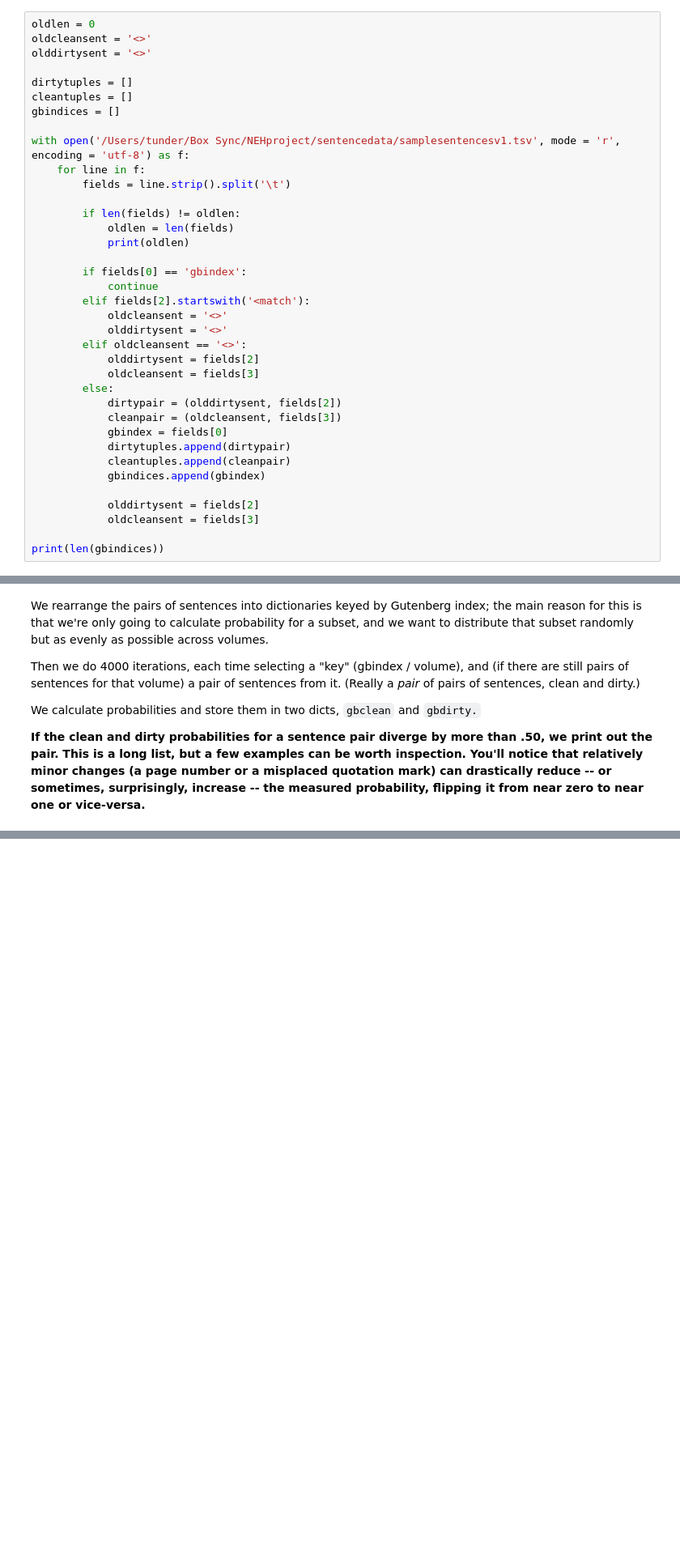
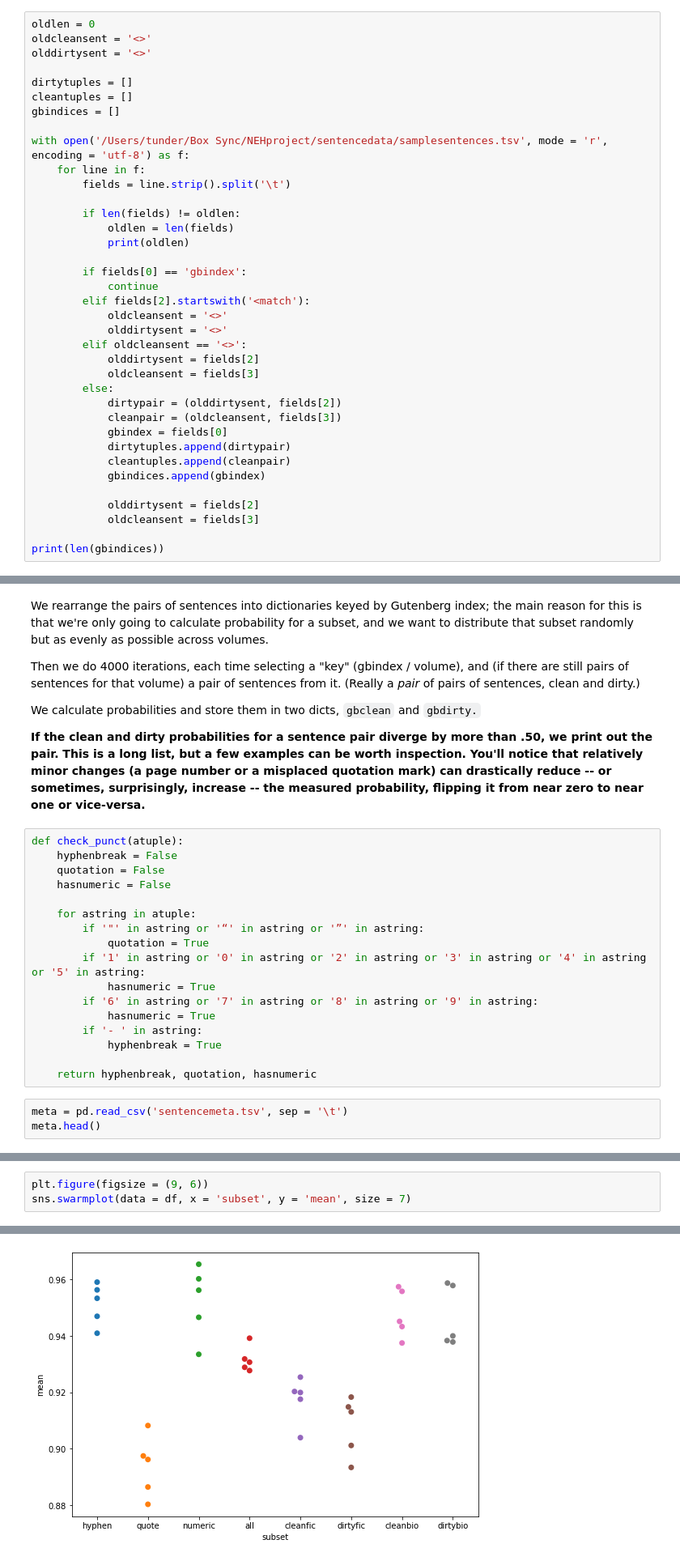
Before and after one commit to tedunderwood/nehuncertainty, a Jupyter notebook: sentenceproject/simple_BERT_test.ipynb, the cells around one changed output, grey strips where cells are left out. Shown: that part at 81% size. Drawn from its saved outputs; the diff is of its cells as text; blank space fills up the shorter version.

Commit message:
initial results on sentence prediction

````diff
--- a/sentenceproject/simple_BERT_test.ipynb
+++ b/sentenceproject/simple_BERT_test.ipynb
@@ -145,7 +146,7 @@ dirtytuples = []
 cleantuples = []
 gbindices = []
 
-with open('/Users/tunder/Box Sync/NEHproject/sentencedata/samplesentencesv1.tsv', mode = 'r', encoding = 'utf-8') as f:
+with open('/Users/tunder/Box Sync/NEHproject/sentencedata/samplesentences.tsv', mode = 'r', encoding = 'utf-8') as f:
     for line in f:
         fields = line.strip().split('\t')
 
@@ -184,3 +185,23 @@ Then we do 4000 iterations, each time selecting a "key" (gbindex / volume), and
 We calculate probabilities and store them in two dicts, ```gbclean``` and ```gbdirty.```
 
 **If the clean and dirty probabilities for a sentence pair diverge by more than .50, we print out the pair. This is a long list, but a few examples can be worth inspection. You'll notice that relatively minor changes (a page number or a misplaced quotation mark) can drastically reduce -- or sometimes, surprisingly, increase -- the measured probability, flipping it from near zero to near one or vice-versa.**
+# %%
+def check_punct(atuple):
+    hyphenbreak = False
+    quotation = False
+    hasnumeric = False
+
+    for astring in atuple:
+        if '"' in astring or '“' in astring or '”' in astring:
+            quotation = True
+        if '1' in astring or '0' in astring or '2' in astring or '3' in astring or '4' in astring or '5' in astring:
+            hasnumeric = True
+        if '6' in astring or '7' in astring or '8' in astring or '9' in astring:
+            hasnumeric = True
+        if '- ' in astring:
+            hyphenbreak = True
+
+    return hyphenbreak, quotation, hasnumeric
+# %%
+meta = pd.read_csv('sentencemeta.tsv', sep = '\t')
+meta.head()
@@ -256,0 +414,4 @@ for i in range(4000):
+# %%
+plt.figure(figsize = (9, 6))
+sns.swarmplot(data = df, x = 'subset', y = 'mean', size = 7)
+# %% [output]
@@ -256,0 +419 @@ for i in range(4000):
+[figure, added]
````
Also changed, not shown: parts of 13 cells of this notebook.
